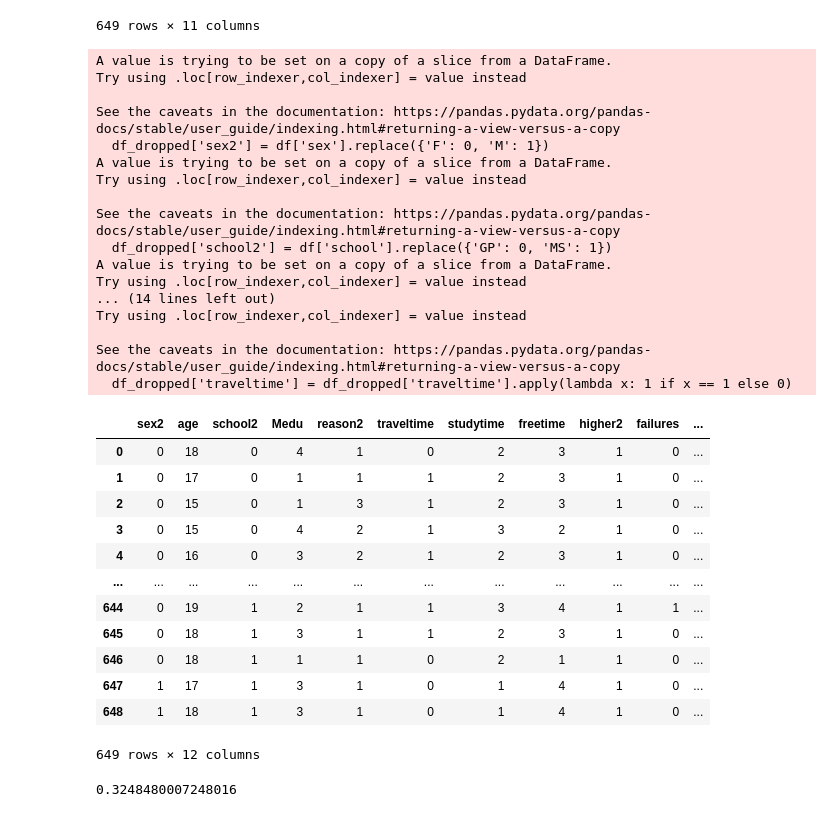
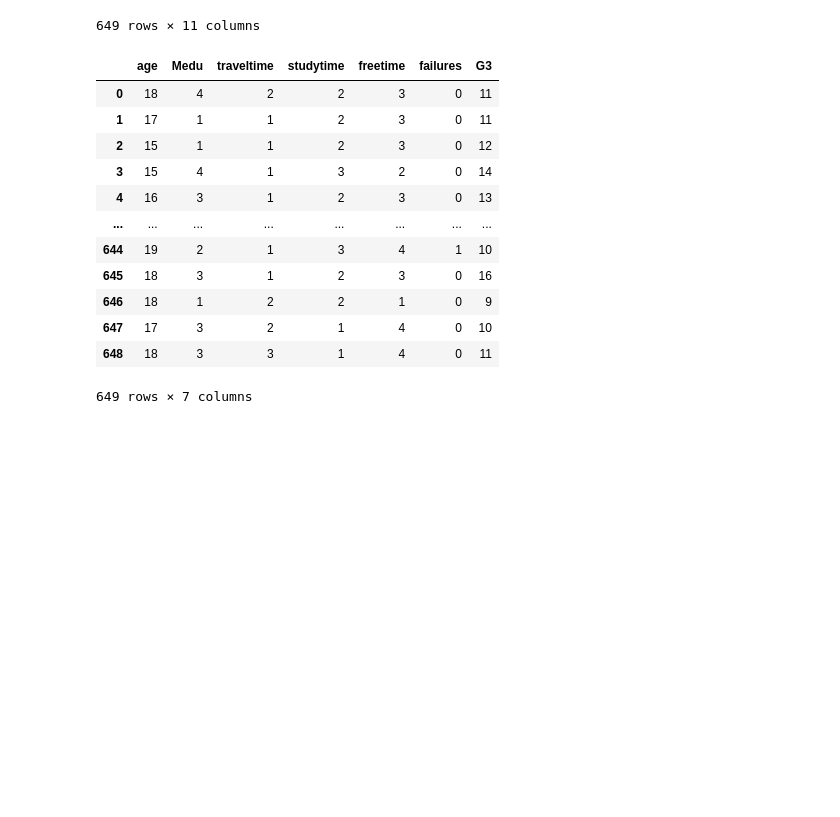
Before and after one commit to Jayesen/ml_for_learners, a Jupyter notebook: Classification.ipynb, the cells around one changed output. Saved outputs shown, nothing was run; the diff lists cells and outputs as text; code cells hidden in the pictures; blank space fills up the shorter version.

```diff
--- a/ML_LinearRegression.ipynb
+++ b/Classification.ipynb
@@ -38,54 +38,3 @@ df_dropped
 | 647 | M | 17 | 3 | course | 2 | 1 | 4 | yes | 0 | yes | ... |
 | 648 | M | 18 | 3 | course | 3 | 1 | 4 | yes | 0 | yes | ... |
 649 rows × 11 columns
-# %%
-#Pre-processing do a pipeline
-
-#From string to numeric
-df_dropped['sex2'] = df['sex'].replace({'F': 0, 'M': 1})
-df_dropped['school2'] = df['school'].replace({'GP': 0, 'MS': 1})
-df_dropped['reason2'] = df['reason'].replace({'course': 1, 'home': 2, 'other': 3, 'reputation': 4})
-df_dropped['internet2'] = df['internet'].replace({'yes': 1, 'no': 0})
-df_dropped['higher2'] = df['higher'].replace({'yes': 1, 'no': 0})
-
-#Reassign failures to 0 or 1
-df_dropped.loc[df_dropped['failures'] > 0, 'failures'] = 1
-
-#Reduce traveltime to binary values: less than 15 mins or greater than 15mins
-#df_school.loc[df_school['traveltime'] > 1, 'traveltime'] = 2
-df_dropped['traveltime'] = df_dropped['traveltime'].apply(lambda x: 1 if x == 1 else 0)
-
-df_dropped = df_dropped[['sex2', 'age', 'school2', 'Medu', 'reason2', 'traveltime', 'studytime', 'freetime', 'higher2',
-       'failures', 'internet2', 'G3']]
-df_dropped
-# %% [output]
-A value is trying to be set on a copy of a slice from a DataFrame.
-Try using .loc[row_indexer,col_indexer] = value instead
-
-See the caveats in the documentation: https://pandas.pydata.org/pandas-docs/stable/user_guide/indexing.html#returning-a-view-versus-a-copy
-  df_dropped['sex2'] = df['sex'].replace({'F': 0, 'M': 1})
-A value is trying to be set on a copy of a slice from a DataFrame.
-Try using .loc[row_indexer,col_indexer] = value instead
-
-See the caveats in the documentation: https://pandas.pydata.org/pandas-docs/stable/user_guide/indexing.html#returning-a-view-versus-a-copy
-  df_dropped['school2'] = df['school'].replace({'GP': 0, 'MS': 1})
-A value is trying to be set on a copy of a slice from a DataFrame.
-Try using .loc[row_indexer,col_indexer] = value instead
-... (14 lines left out)
-Try using .loc[row_indexer,col_indexer] = value instead
-
-See the caveats in the documentation: https://pandas.pydata.org/pandas-docs/stable/user_guide/indexing.html#returning-a-view-versus-a-copy
-  df_dropped['traveltime'] = df_dropped['traveltime'].apply(lambda x: 1 if x == 1 else 0)
-|  | sex2 | age | school2 | Medu | reason2 | traveltime | studytime | freetime | higher2 | failures | ... |
-| 0 | 0 | 18 | 0 | 4 | 1 | 0 | 2 | 3 | 1 | 0 | ... |
-| 1 | 0 | 17 | 0 | 1 | 1 | 1 | 2 | 3 | 1 | 0 | ... |
-| 2 | 0 | 15 | 0 | 1 | 3 | 1 | 2 | 3 | 1 | 0 | ... |
-| 3 | 0 | 15 | 0 | 4 | 2 | 1 | 3 | 2 | 1 | 0 | ... |
-| 4 | 0 | 16 | 0 | 3 | 2 | 1 | 2 | 3 | 1 | 0 | ... |
-| ... | ... | ... | ... | ... | ... | ... | ... | ... | ... | ... | ... |
-| 644 | 0 | 19 | 1 | 2 | 1 | 1 | 3 | 4 | 1 | 1 | ... |
-| 645 | 0 | 18 | 1 | 3 | 1 | 1 | 2 | 3 | 1 | 0 | ... |
-| 646 | 0 | 18 | 1 | 1 | 1 | 0 | 2 | 1 | 1 | 0 | ... |
-| 647 | 1 | 17 | 1 | 3 | 1 | 0 | 1 | 4 | 1 | 0 | ... |
-| 648 | 1 | 18 | 1 | 3 | 1 | 0 | 1 | 4 | 1 | 0 | ... |
-649 rows × 12 columns
@@ -113,11 +40,0 @@ from sklearn.linear_model import LinearRegression
-# %%
-# Instantiate the model
-model = LinearRegression()
-
-# Train the model on the Training data
-model.fit(X_train, y_train)
-
-# Score the model on the Test data
-model.score(X_test,y_test)
-# %% [output]
-0.3248480007248016
@@ -125,0 +41,18 @@ model.score(X_test,y_test)
+# %%
+#Numericals to scale
+df_toscale = df_dropped.select_dtypes(exclude='object')
+df_toscale
+# %% [output]
+|  | age | Medu | traveltime | studytime | freetime | failures | G3 |
+| 0 | 18 | 4 | 2 | 2 | 3 | 0 | 11 |
+| 1 | 17 | 1 | 1 | 2 | 3 | 0 | 11 |
+| 2 | 15 | 1 | 1 | 2 | 3 | 0 | 12 |
+| 3 | 15 | 4 | 1 | 3 | 2 | 0 | 14 |
+| 4 | 16 | 3 | 1 | 2 | 3 | 0 | 13 |
+| ... | ... | ... | ... | ... | ... | ... | ... |
+| 644 | 19 | 2 | 1 | 3 | 4 | 1 | 10 |
+| 645 | 18 | 3 | 1 | 2 | 3 | 0 | 16 |
+| 646 | 18 | 1 | 2 | 2 | 1 | 0 | 9 |
+| 647 | 17 | 3 | 2 | 1 | 4 | 0 | 10 |
+| 648 | 18 | 3 | 3 | 1 | 4 | 0 | 11 |
+649 rows × 7 columns
```
Also changed, not shown: parts of 7 cells of this notebook, 1 other file.
